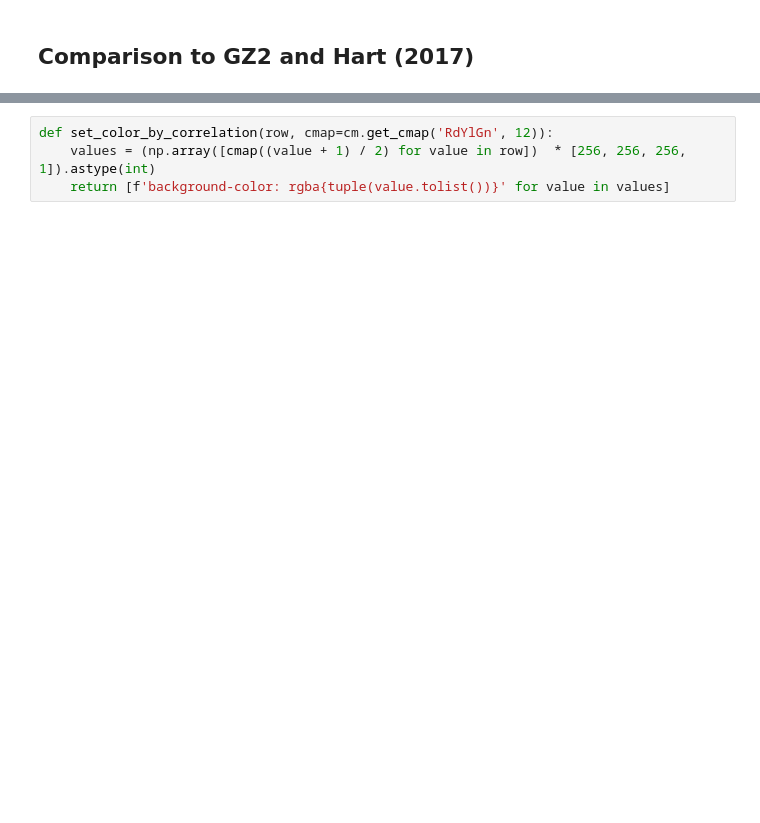
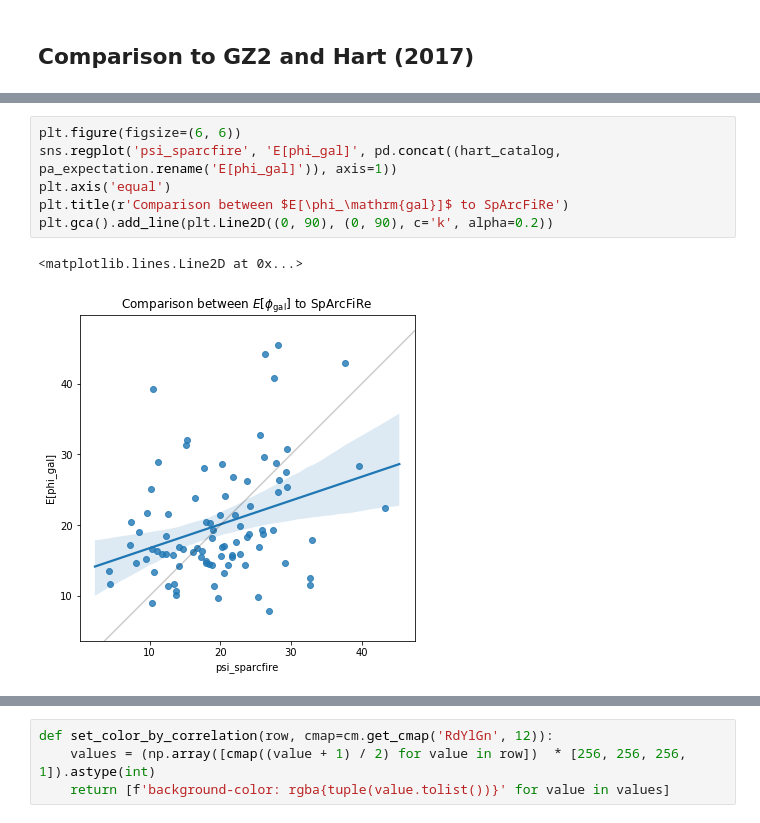
Before and after one commit to tingard/bayesian-hierachial-spiral-modelling, a Jupyter notebook: result_exploration.ipynb, the cells around one changed output, grey strips where cells are left out. Saved outputs shown, nothing was run; the diff lists cells and outputs as text; blank space fills up the shorter version.

```diff
--- a/result_exploration.ipynb
+++ b/result_exploration.ipynb
@@ -238,0 +347,9 @@ sns.kdeplot(pa_lw_mean.dropna(), label='This work (Length-weighted)')
+# %%
+plt.figure(figsize=(6, 6))
+sns.regplot('psi_sparcfire', 'E[phi_gal]', pd.concat((hart_catalog, pa_expectation.rename('E[phi_gal]')), axis=1))
+plt.axis('equal')
+plt.title(r'Comparison between $E[\phi_\mathrm{gal}]$ to SpArcFiRe')
+plt.gca().add_line(plt.Line2D((0, 90), (0, 90), c='k', alpha=0.2))
+# %% [output]
+<matplotlib.lines.Line2D at 0x...>
+[figure, added]
```
Also changed, not shown: parts of 68 cells of this notebook, 28 other files.
